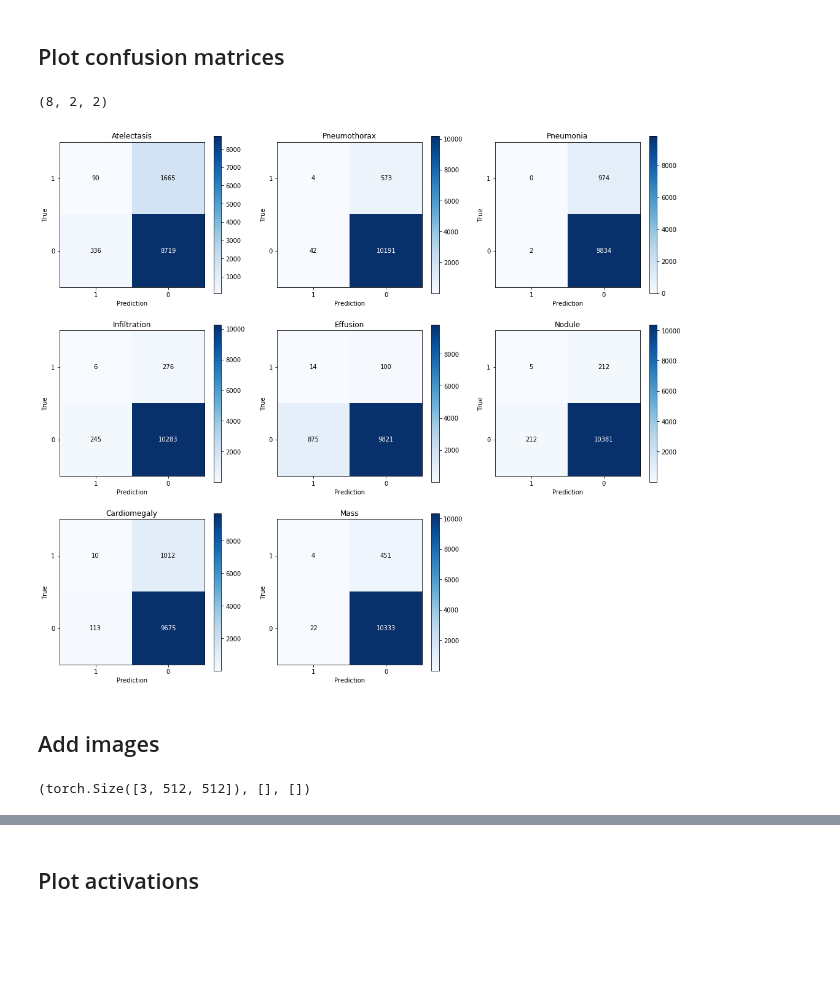
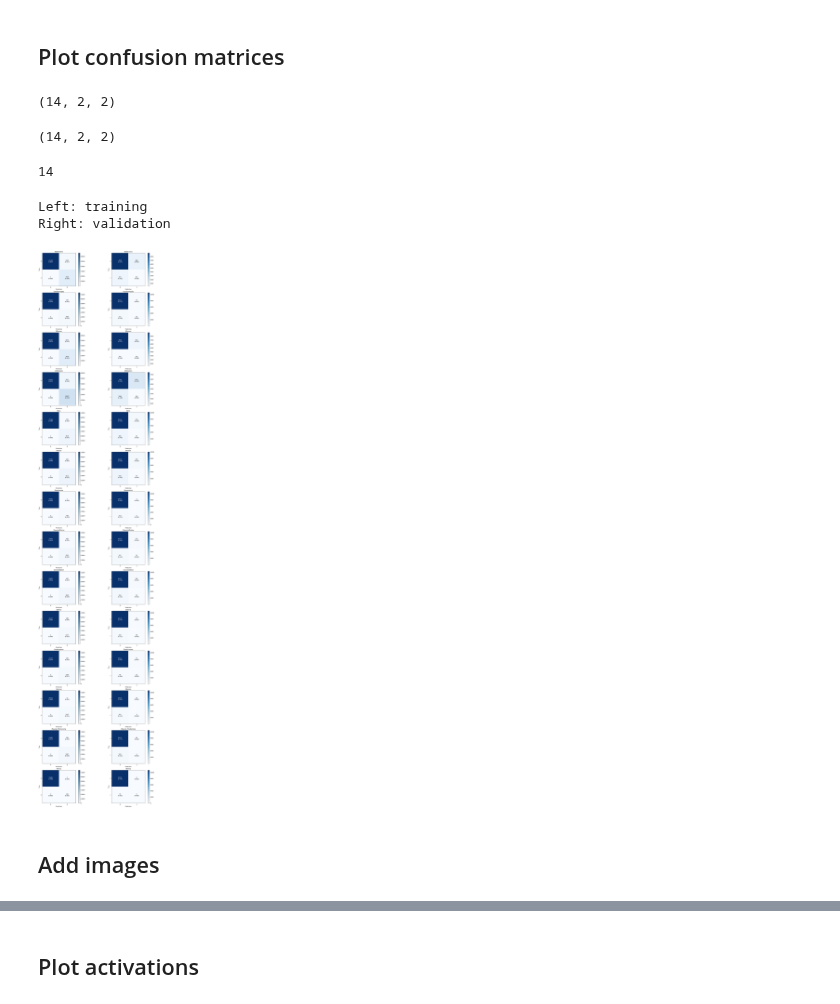
Before and after one commit to pdpino/cxr8, a Jupyter notebook: Training.ipynb, the cells around one changed output, grey strips where cells are left out. Saved outputs shown, nothing was run; the diff lists cells and outputs as text; code cells hidden in the pictures; blank space fills up the shorter version.

Commit message:
Implement Adam optimizer Resume functionality TB write histograms Calculate confusion matrices

```diff
--- a/Training.ipynb
+++ b/Training.ipynb
@@ -93,3 +129,5 @@ run_name = "2019-10-23_15-58-07"
+# %%
+run_name = "1105_193619_shuffle_all"
 # %%
 model, _, chosen_diseases = load_model(BASE_DIR, run_name)
 model = model.to(device)
@@ -111,15 +163,27 @@ Wall time: 1min 33s
+# %%
+train_cms = np.load(CMS_DIR + "/" + run_name + "_train.npy") # train, val or all
+train_cms.shape
+# %% [output]
+(14, 2, 2)
 # %%
 val_cms = np.load(CMS_DIR + "/" + run_name + "_val.npy") # train, val or all
 val_cms.shape
 # %% [output]
-(8, 2, 2)
+(14, 2, 2)
+# %%
+n_diseases, _, _ = train_cms.shape
+n_diseases
+# %% [output]
+14
 # %%
-classes = [1, 0] # Positive, negative
+classes = [0, 1] # negative, positive
 
-plt.figure(figsize=(18,16))
-plot_cms(cms, classes, chosen_diseases)
+plt.figure(figsize=(18,80/14 * n_diseases))
+plot_train_val_cms(train_cms, val_cms, classes, chosen_diseases, percentage=True)
 # %% [output]
+Left: training
+Right: validation
-[figure, old version]
+[figure, new version]
 # %% [markdown]
 ## Add images
 # %%
@@ -150,5 +213,0 @@ def gen_image_with_bbox(image_name):
-# %%
-image, bboxes_found, bboxes_diseases = gen_image_with_bbox("00000001_000.png")
-image.size(), bboxes_found, bboxes_diseases
-# %% [output]
-(torch.Size([3, 512, 512]), [], [])
```
Also changed, not shown: parts of 31 cells of this notebook, 7 other files.
